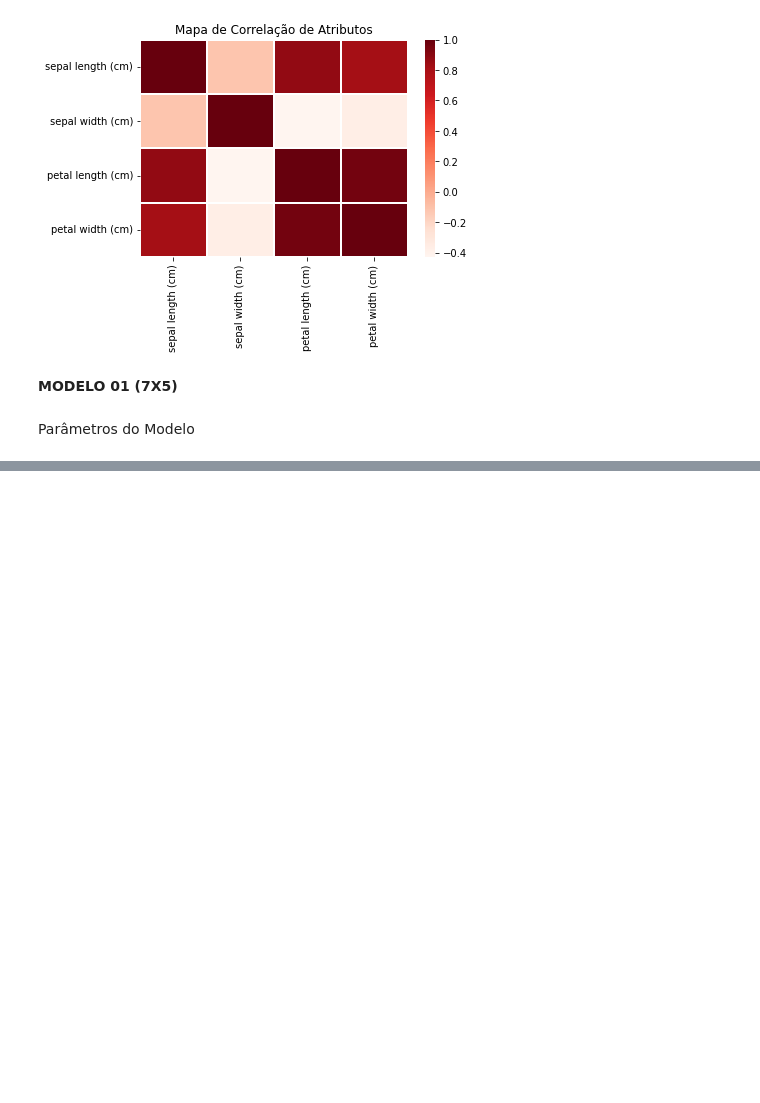
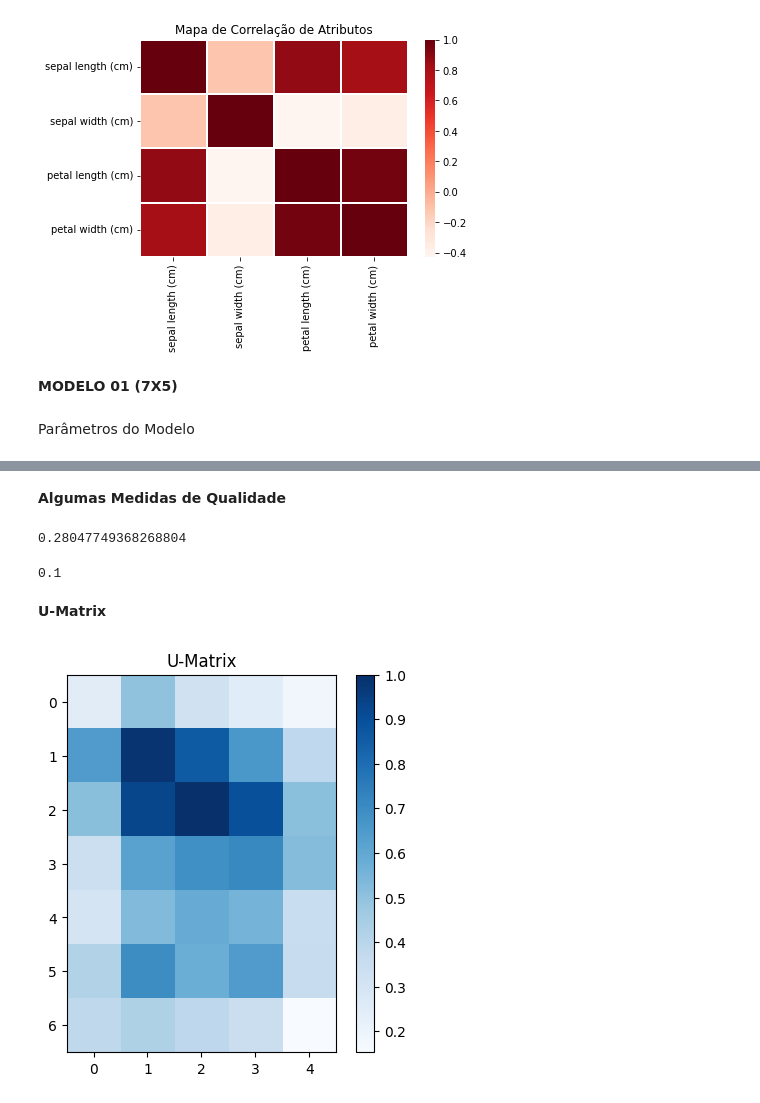
Before and after one commit to douglascosta01/Redes-Neurais, a Jupyter notebook: Rede_Neural_SOM_(Self_Organizing_Maps).ipynb, the cells around one changed output, grey strips where cells are left out. Saved outputs shown, nothing was run; the diff lists cells and outputs as text; code cells hidden in the pictures; blank space fills up the shorter version.

```diff
--- a/Rede_Neural_SOM_(Self_Organizing_Maps).ipynb
+++ b/Rede_Neural_SOM_(Self_Organizing_Maps).ipynb
@@ -139,0 +140,23 @@ plt.show()
+# %% [markdown]
+**Algumas Medidas de Qualidade**
+# %%
+# Erro de Quantização
+som.quantization_error(x.values)
+# %% [output]
+0.28047749368268804
+# %%
+# Erro Topográfico
+som.topographic_error(x.values)
+# %% [output]
+0.1
+# %% [markdown]
+
+**U-Matrix**
+# %%
+figure (figsize=(5,5),dpi=100)
+plt.imshow(som.distance_map(), cmap='Blues')
+plt.title('U-Matrix')
+plt.colorbar()
+plt.show()
+# %% [output]
+[figure, added]
```
Also changed, not shown: parts of 10 cells of this notebook.
